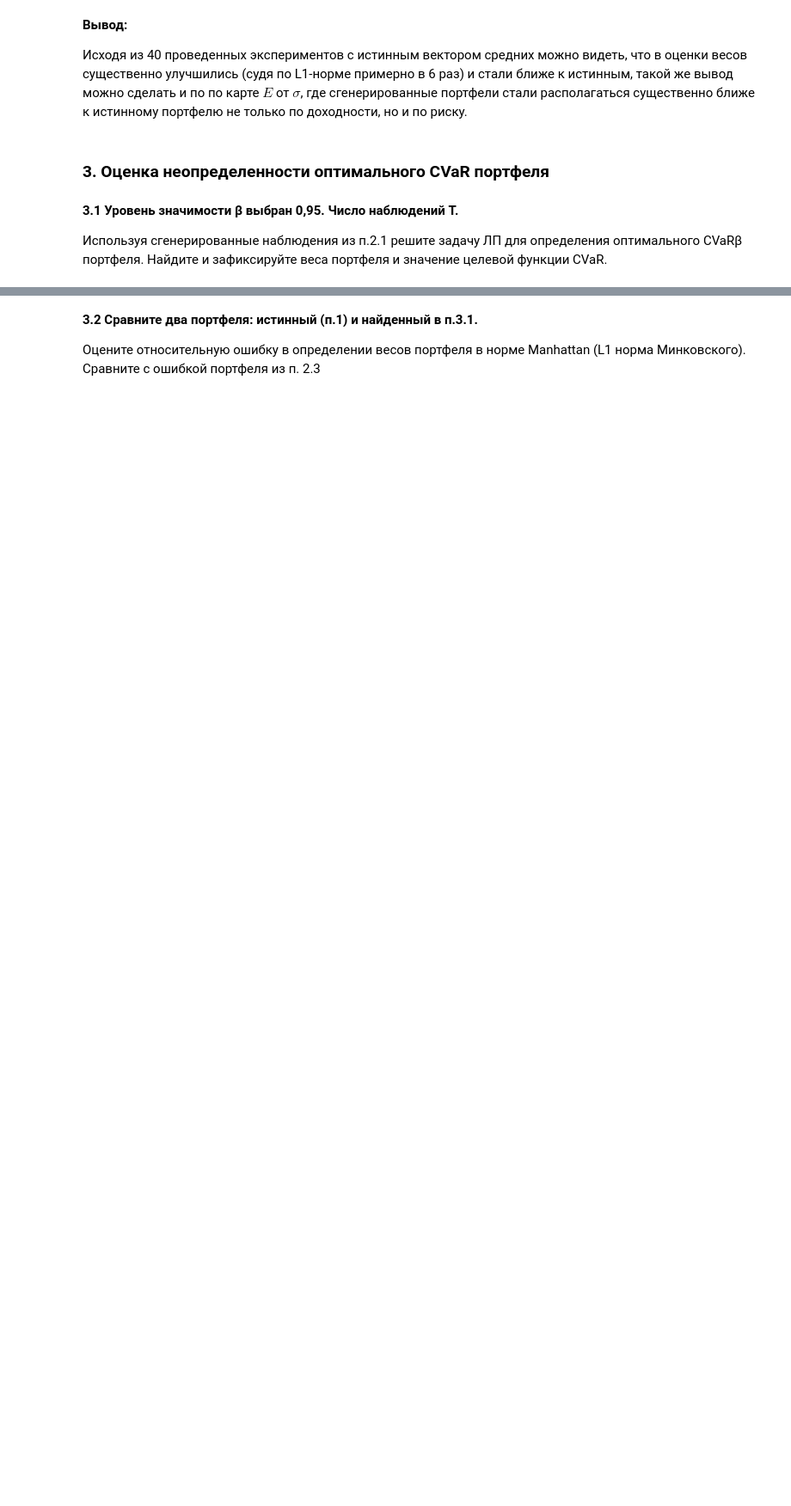
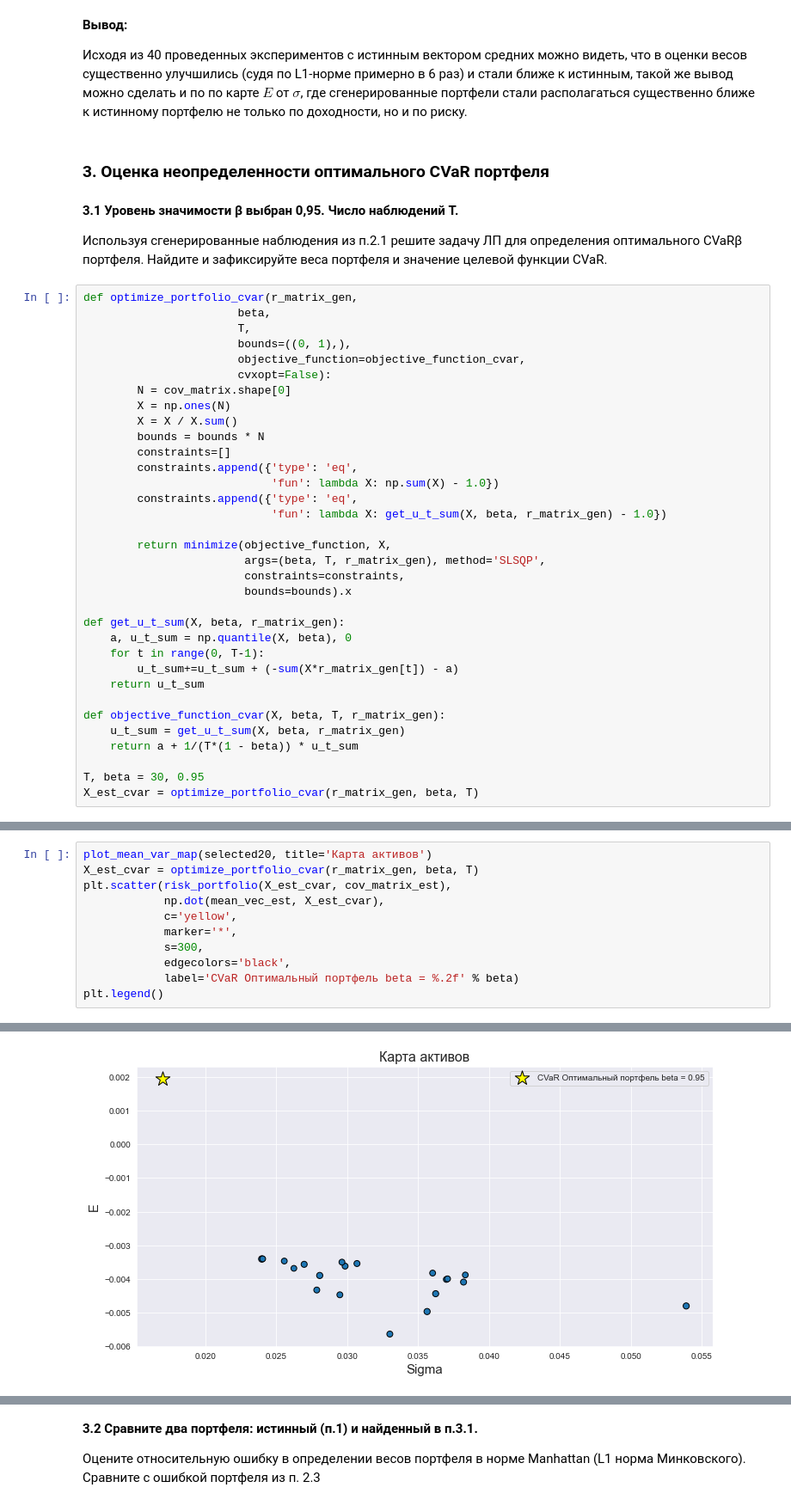
Before and after one commit to CodeSopranos/lab-3-financial-operations, a Jupyter notebook: report.ipynb, the cells around one changed output, grey strips where cells are left out. Shown: that part at 86% size. Saved outputs shown, nothing was run; the diff lists cells and outputs as text; blank space fills up the shorter version.

```diff
--- a/report.ipynb
+++ b/report.ipynb
@@ -512,3 +512,37 @@ pass
 **3.1 Уровень значимости β выбран 0,95. Число наблюдений T.**
 
 Используя сгенерированные наблюдения из п.2.1 решите задачу ЛП для определения оптимального CVaRβ портфеля.  Найдите и зафиксируйте веса портфеля и значение целевой функции CVaR.
+# %%
+def optimize_portfolio_cvar(r_matrix_gen,
+                       beta,
+                       T,
+                       bounds=((0, 1),),
+                       objective_function=objective_function_cvar,
+                       cvxopt=False):
+        N = cov_matrix.shape[0]
+        X = np.ones(N)
+        X = X / X.sum()
+        bounds = bounds * N
+        constraints=[]
+        constraints.append({'type': 'eq',
+                            'fun': lambda X: np.sum(X) - 1.0})
+        constraints.append({'type': 'eq',
+                            'fun': lambda X: get_u_t_sum(X, beta, r_matrix_gen) - 1.0})
+
+        return minimize(objective_function, X,
+                        args=(beta, T, r_matrix_gen), method='SLSQP',
+                        constraints=constraints,
+                        bounds=bounds).x
+
+def get_u_t_sum(X, beta, r_matrix_gen):
+    a, u_t_sum = np.quantile(X, beta), 0
+    for t in range(0, T-1):
+        u_t_sum+=u_t_sum + (-sum(X*r_matrix_gen[t]) - a)
+    return u_t_sum
+
+def objective_function_cvar(X, beta, T, r_matrix_gen):
+    u_t_sum = get_u_t_sum(X, beta, r_matrix_gen)
+    return a + 1/(T*(1 - beta)) * u_t_sum
+
+T, beta = 30, 0.95
+X_est_cvar = optimize_portfolio_cvar(r_matrix_gen, beta, T)
@@ -514,0 +554,12 @@ pass
+# %%
+plot_mean_var_map(selected20, title='Карта активов')
+X_est_cvar = optimize_portfolio_cvar(r_matrix_gen, beta, T)
+plt.scatter(risk_portfolio(X_est_cvar, cov_matrix_est),
+            np.dot(mean_vec_est, X_est_cvar),
+            c='yellow',
+            marker='*',
+            s=300,
+            edgecolors='black',
+            label='CVaR Оптимальный портфель beta = %.2f' % beta)
+plt.legend()
+# %% [output]
@@ -514,0 +567 @@ pass
+[figure, added]
```
Also changed, not shown: parts of 27 cells of this notebook.
